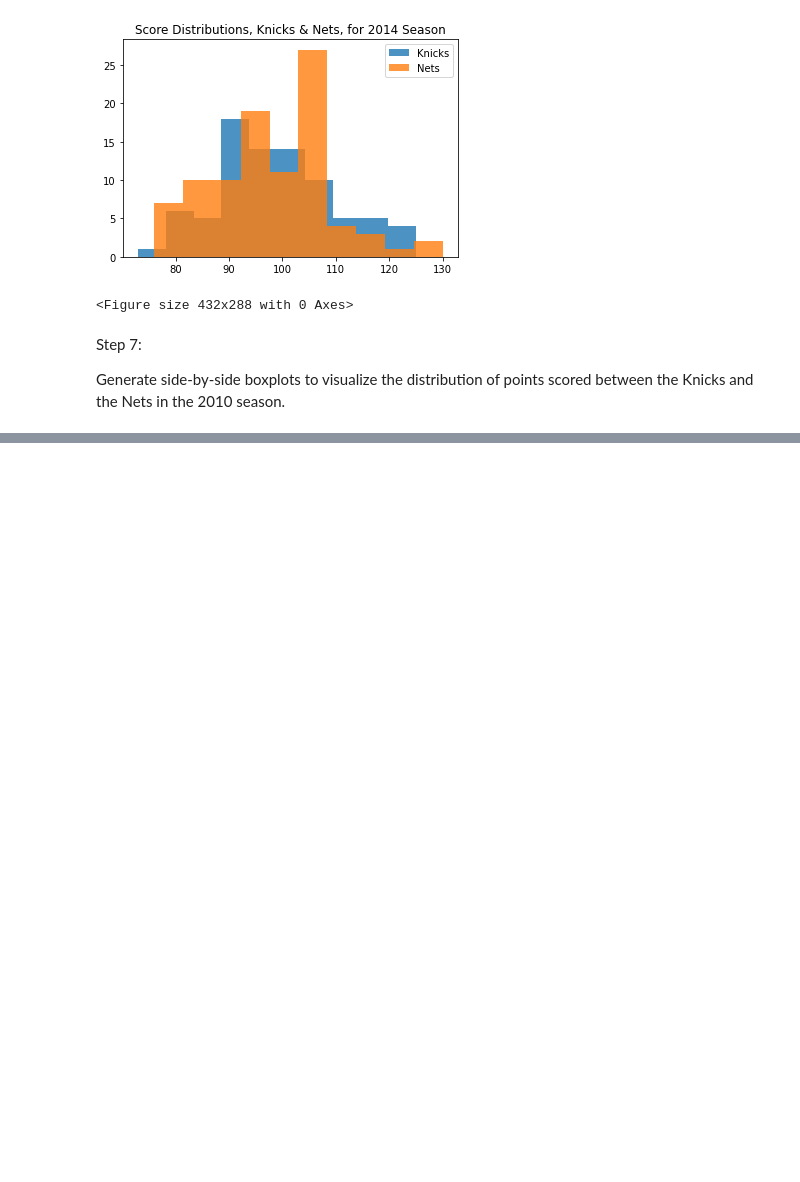
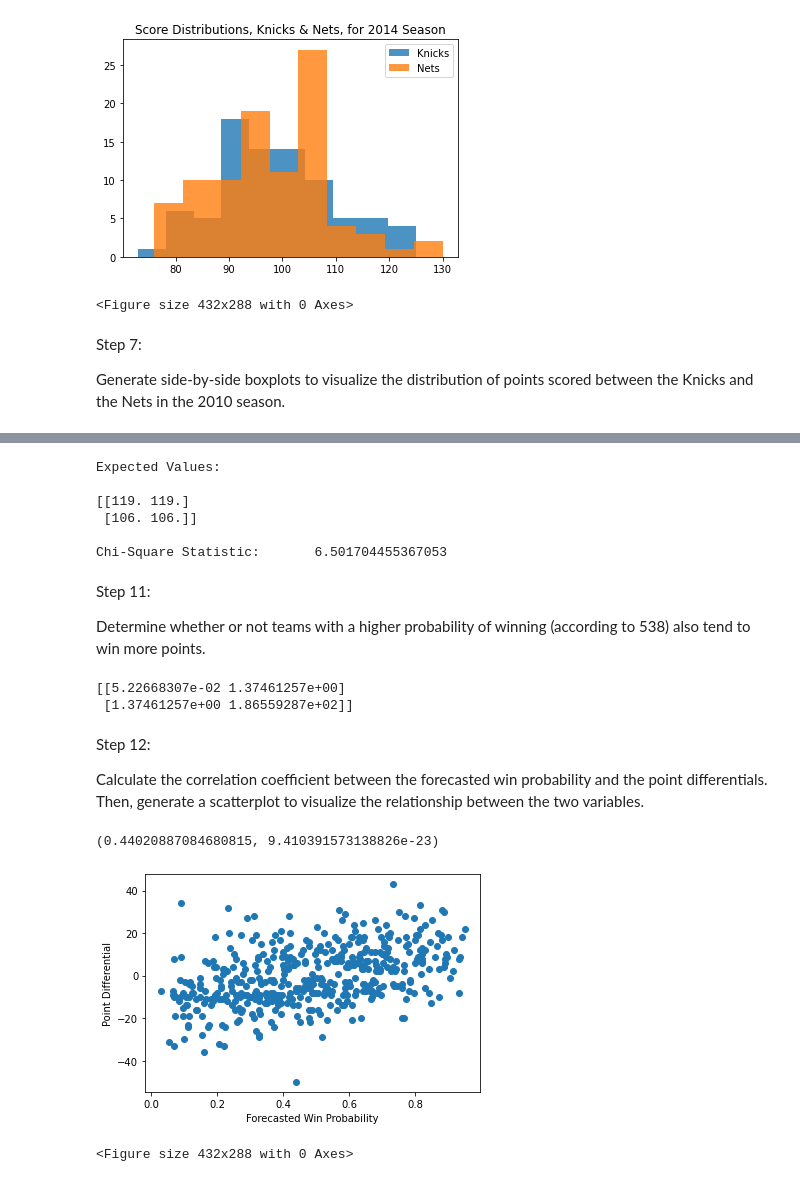
Before and after one commit to roberthallds/PersonalProjects, a Jupyter notebook: Data Analysis/Analyze NBA Trends for 2010 and 2014 Seasons/project.ipynb, the cells around one changed output, grey strips where cells are left out. Cells and saved outputs as stored; diff of their text form; code cells hidden in the pictures; blank space fills up the shorter version.

```diff
--- a/Data Analysis/Analyze NBA Trends for 2010 and 2014 Seasons/project.ipynb
+++ b/Data Analysis/Analyze NBA Trends for 2010 and 2014 Seasons/project.ipynb
@@ -150,0 +194,43 @@ plt.show()
+# %%
+print("Expected Values: \n")
+print(expected, '\n')
+
+print(f"Chi-Square Statistic:       {chi2}")
+# %% [output]
+Expected Values:
+
+[[119. 119.]
+ [106. 106.]]
+
+Chi-Square Statistic:       6.501704455367053
+# %% [markdown]
+Step 11:
+
+Determine whether or not teams with a higher probability of winning (according to 538) also tend to win more points.
+# %%
+point_diff_forecast_cov = np.cov(nba_2010.forecast, nba_2010.point_diff)
+print(point_diff_forecast_cov)
+# %% [output]
+[[5.22668307e-02 1.37461257e+00]
+ [1.37461257e+00 1.86559287e+02]]
+# %% [markdown]
+Step 12:
+
+Calculate the correlation coefficient between the forecasted win probability and the point differentials. Then, generate a scatterplot to visualize the relationship between the two variables.
+# %%
+point_diff_forecast_corr = pearsonr(nba_2010.forecast,
+                                    nba_2010.point_diff)
+print(point_diff_forecast_corr)
+# %% [output]
+(0.44020887084680815, 9.410391573138826e-23)
+# %%
+plt.scatter('forecast',
+            'point_diff',
+            data=nba_2010)
+plt.xlabel('Forecasted Win Probability')
+plt.ylabel('Point Differential')
+plt.show()
+plt.clf()
+# %% [output]
+[figure, added]
+<Figure size 432x288 with 0 Axes>
```
Also changed, not shown: parts of 9 cells of this notebook.
